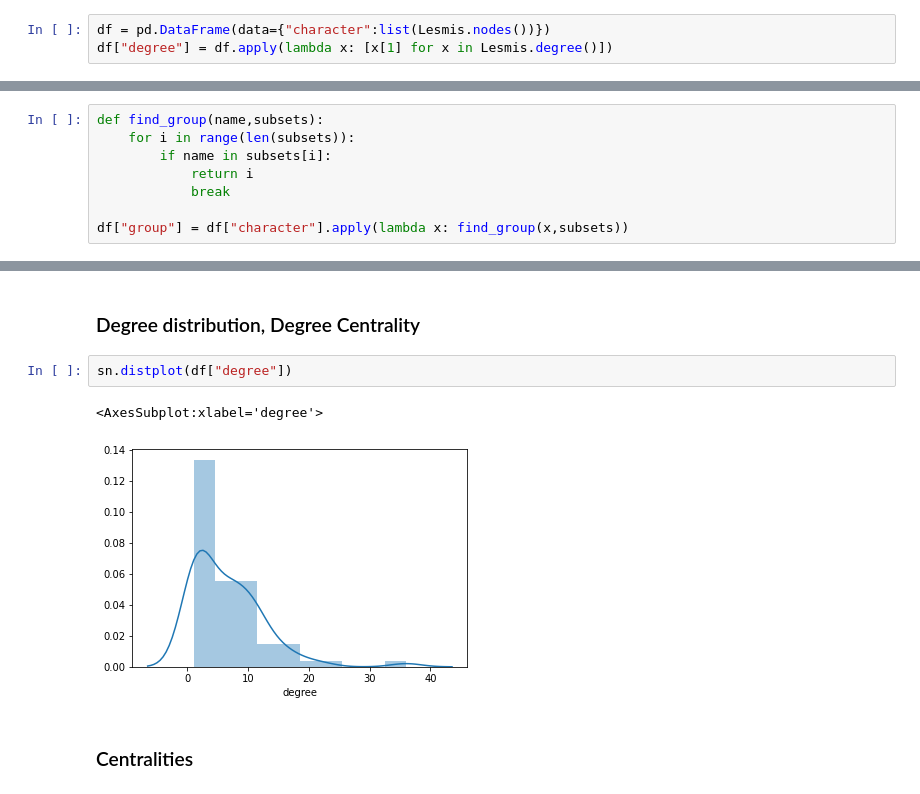
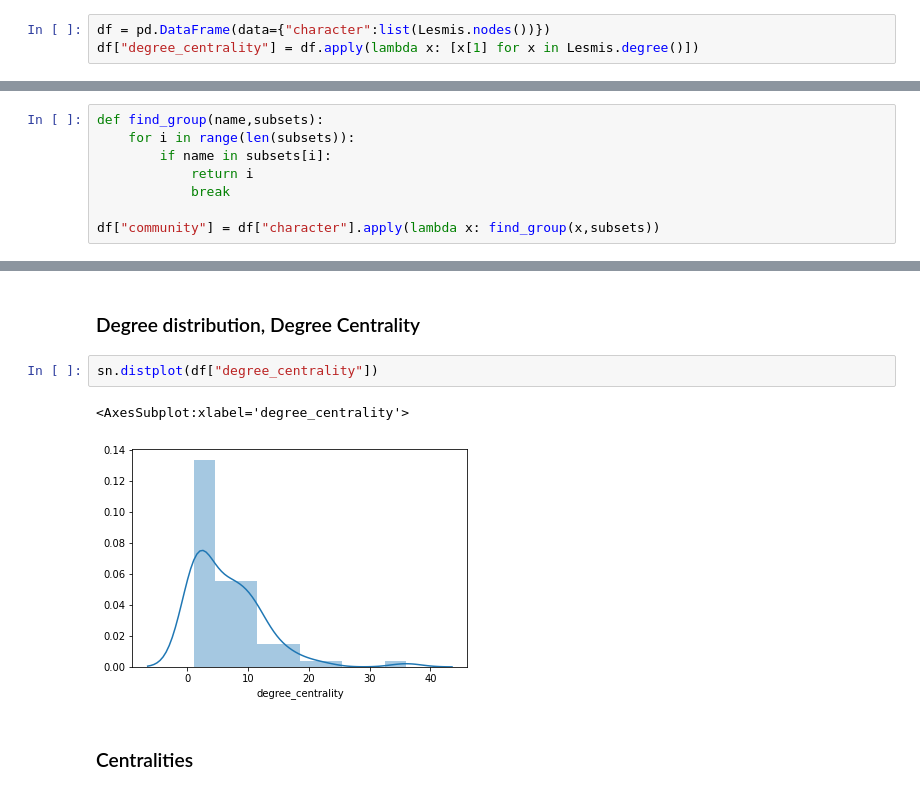
Before and after one commit to hariswb/les-miserable-sna, a Jupyter notebook: sketch.ipynb, the cells around one changed output, grey strips where cells are left out. Drawn from its saved outputs; the diff is of its cells as text.

```diff
--- a/sketch.ipynb
+++ b/sketch.ipynb
@@ -29,6 +29,6 @@ ns = nx.draw_networkx_nodes(Lesmis, pos, node_size=70, ax=axis)
 # %%
 df = pd.DataFrame(data={"character":list(Lesmis.nodes())})
-df["degree"] = df.apply(lambda x: [x[1] for x in Lesmis.degree()])
+df["degree_centrality"] = df.apply(lambda x: [x[1] for x in Lesmis.degree()])
 # %%
 wiki_en = wp.Wikipedia(language='en',
         extract_format=wp.ExtractFormat.HTML)
@@ -93,7 +93,7 @@ def find_group(name,subsets):
             return i
             break
 
-df["group"] = df["character"].apply(lambda x: find_group(x,subsets))
+df["community"] = df["character"].apply(lambda x: find_group(x,subsets))
 # %%
 len(subsets)
 # %% [output]
@@ -101,10 +101,10 @@ len(subsets)
 # %% [markdown]
 ### Degree distribution, Degree Centrality
 # %%
-sn.distplot(df["degree"])
+sn.distplot(df["degree_centrality"])
 # %% [output]
-<AxesSubplot:xlabel='degree'>
+<AxesSubplot:xlabel='degree_centrality'>
-[figure, old version]
+[figure, new version]
 # %% [markdown]
 ### Centralities
 # %%
```
Also changed, not shown: parts of 16 cells of this notebook, 2 other files.
